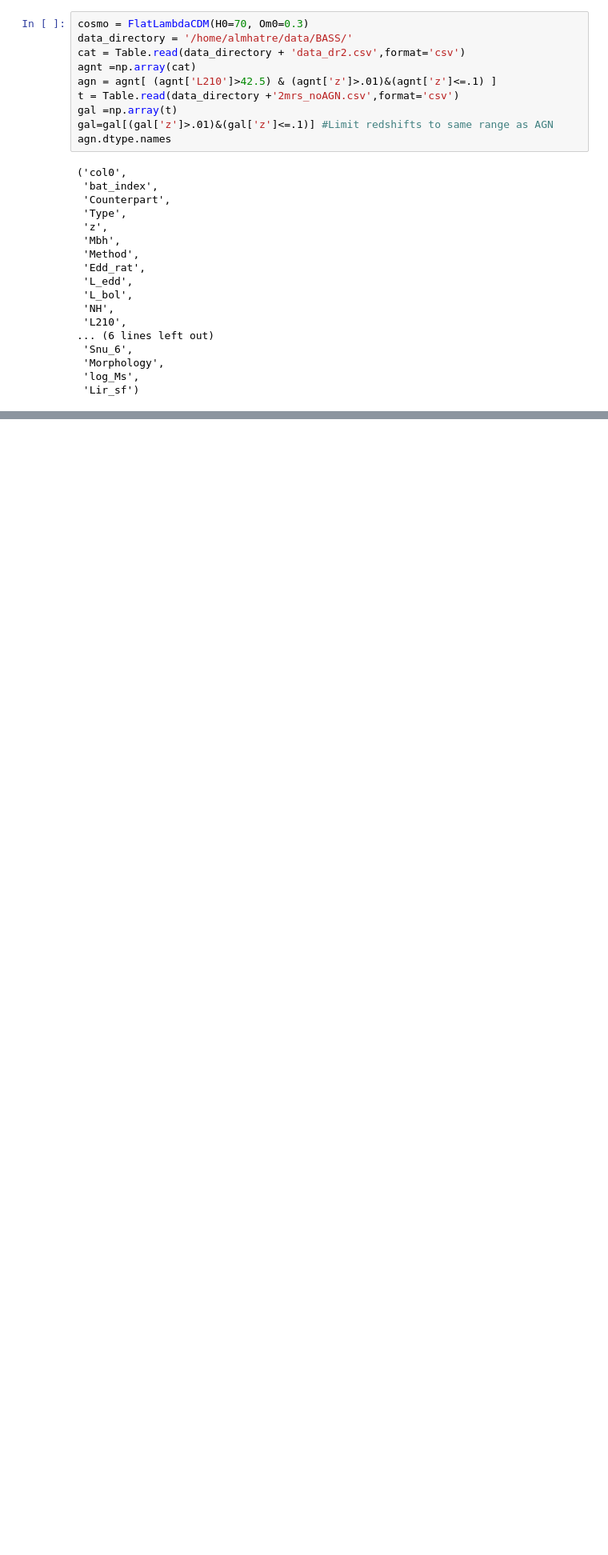
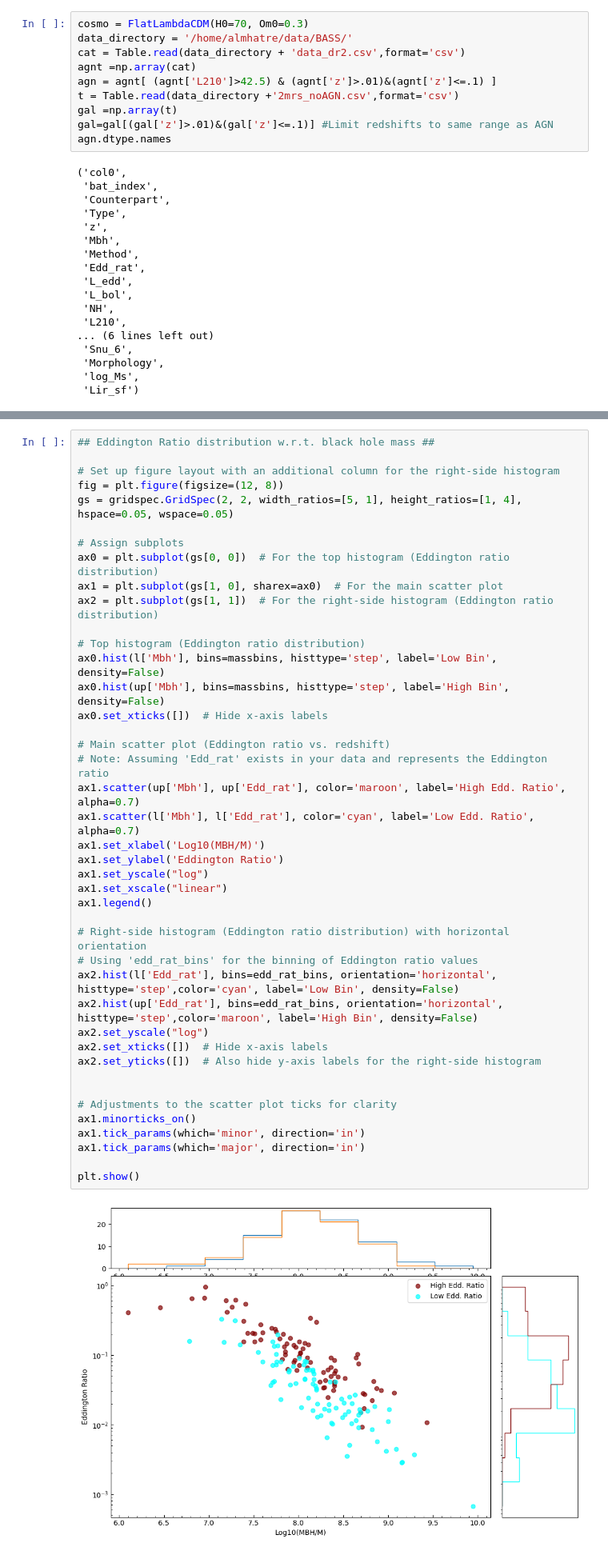
Before and after one commit to mcp74/AGNclustering, a Jupyter notebook: angular_kNN.ipynb, the cells around one changed output, grey strips where cells are left out. Shown: that part at 80% size. Cells and saved outputs as stored; diff of their text form; blank space fills up the shorter version.

```diff
--- a/angular_kNN.ipynb
+++ b/angular_kNN.ipynb
@@ -99 +280,45 @@ l, m, up = control_var(agn=agnmass,bins=zbins,control='z',var='Edd_rat',percenti
+# %%
+## Eddington Ratio distribution w.r.t. black hole mass ##
+
+# Set up figure layout with an additional column for the right-side histogram
+fig = plt.figure(figsize=(12, 8))
+gs = gridspec.GridSpec(2, 2, width_ratios=[5, 1], height_ratios=[1, 4], hspace=0.05, wspace=0.05)
+
+# Assign subplots
+ax0 = plt.subplot(gs[0, 0])  # For the top histogram (Eddington ratio distribution)
+ax1 = plt.subplot(gs[1, 0], sharex=ax0)  # For the main scatter plot
+ax2 = plt.subplot(gs[1, 1])  # For the right-side histogram (Eddington ratio distribution)
+
+# Top histogram (Eddington ratio distribution)
+ax0.hist(l['Mbh'], bins=massbins, histtype='step', label='Low Bin', density=False)
+ax0.hist(up['Mbh'], bins=massbins, histtype='step', label='High Bin', density=False)
+ax0.set_xticks([])  # Hide x-axis labels
+
+# Main scatter plot (Eddington ratio vs. redshift)
+# Note: Assuming 'Edd_rat' exists in your data and represents the Eddington ratio
+ax1.scatter(up['Mbh'], up['Edd_rat'], color='maroon', label='High Edd. Ratio', alpha=0.7)
+ax1.scatter(l['Mbh'], l['Edd_rat'], color='cyan', label='Low Edd. Ratio', alpha=0.7)
+ax1.set_xlabel('Log10(MBH/M)')
+ax1.set_ylabel('Eddington Ratio')
+ax1.set_yscale("log")
+ax1.set_xscale("linear")
+ax1.legend()
+
+# Right-side histogram (Eddington ratio distribution) with horizontal orientation
+# Using 'edd_rat_bins' for the binning of Eddington ratio values
+ax2.hist(l['Edd_rat'], bins=edd_rat_bins, orientation='horizontal', histtype='step',color='cyan', label='Low Bin', density=False)
+ax2.hist(up['Edd_rat'], bins=edd_rat_bins, orientation='horizontal', histtype='step',color='maroon', label='High Bin', density=False)
+ax2.set_yscale("log")
+ax2.set_xticks([])  # Hide x-axis labels
+ax2.set_yticks([])  # Also hide y-axis labels for the right-side histogram
+
+
+# Adjustments to the scatter plot ticks for clarity
+ax1.minorticks_on()
+ax1.tick_params(which='minor', direction='in')
+ax1.tick_params(which='major', direction='in')
+
+plt.show()
+# %% [output]
+[figure, added]
 # %%
```
Also changed, not shown: parts of 25 cells of this notebook, 2 other files.
